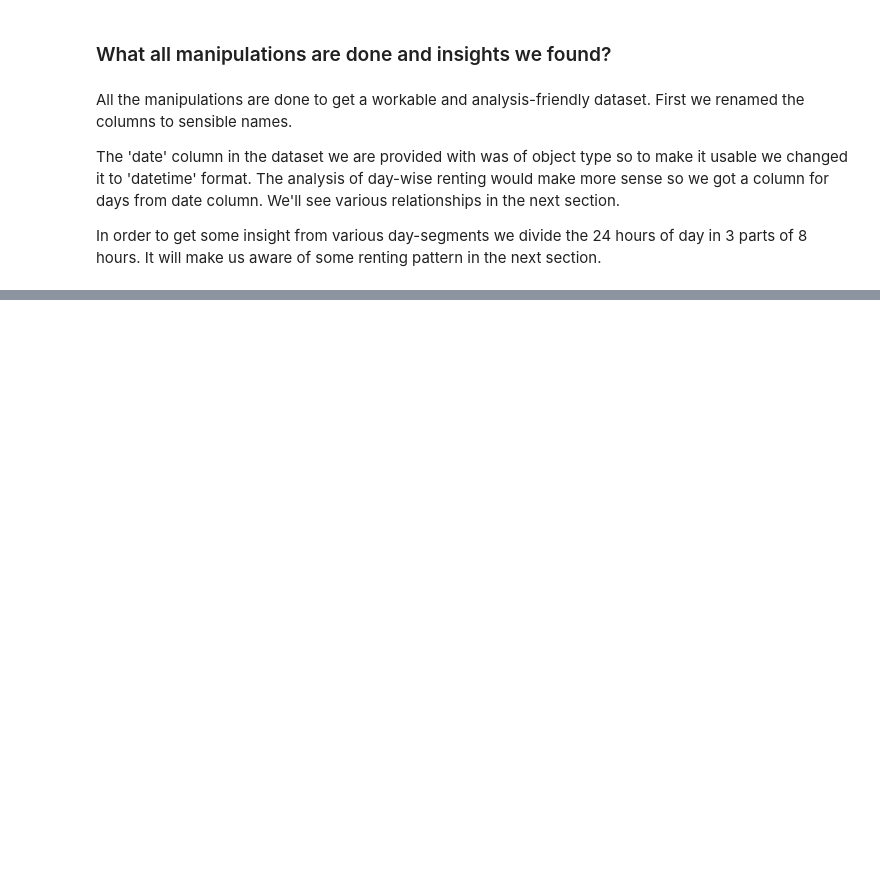
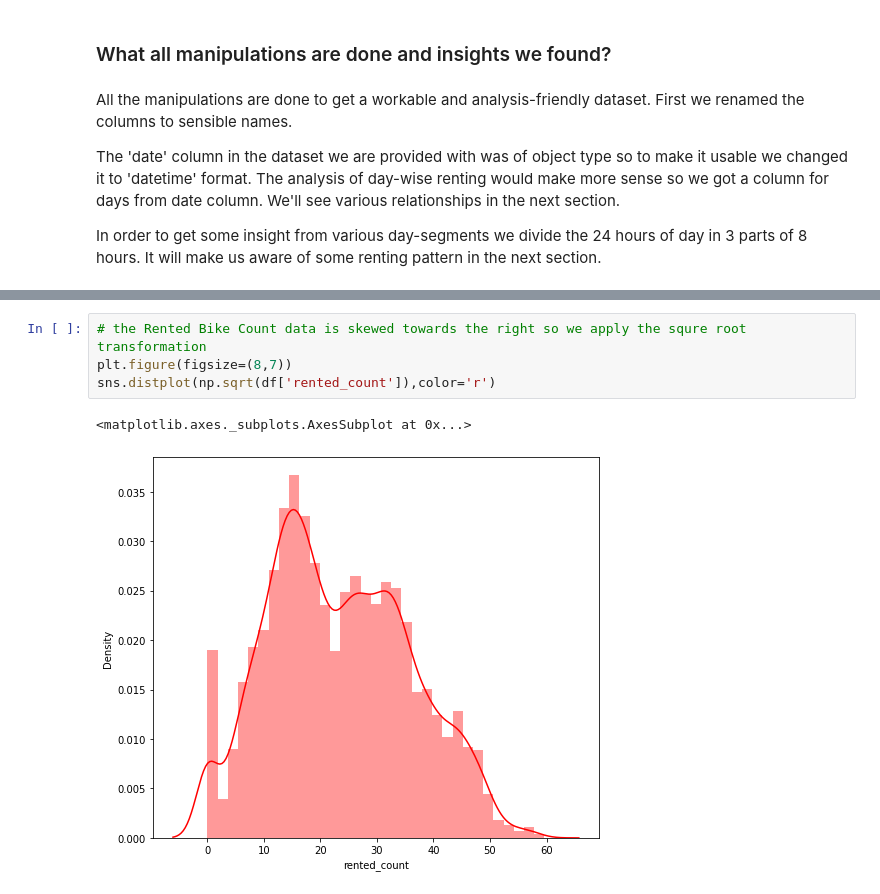
Before and after one commit to DharmeshRV/Bike-Sharing-Demand-Prediction, a Jupyter notebook: Bike_Sharing_Demand_Prediction_Capstone_Project.ipynb, the cells around one changed output, grey strips where cells are left out. Saved outputs shown, nothing was run; the diff lists cells and outputs as text; blank space fills up the shorter version.

```diff
--- a/Bike_Sharing_Demand_Prediction_Capstone_Project.ipynb
+++ b/Bike_Sharing_Demand_Prediction_Capstone_Project.ipynb
@@ -279,0 +303,7 @@ In order to get some insight from various day-segments we divide the 24 hours of
+# %%
+# the Rented Bike Count data is skewed towards the right so we apply the squre root transformation
+plt.figure(figsize=(8,7))
+sns.distplot(np.sqrt(df['rented_count']),color='r')
+# %% [output]
+<matplotlib.axes._subplots.AxesSubplot at 0x...>
+[figure, added]
```
Also changed, not shown: parts of 71 cells of this notebook.
